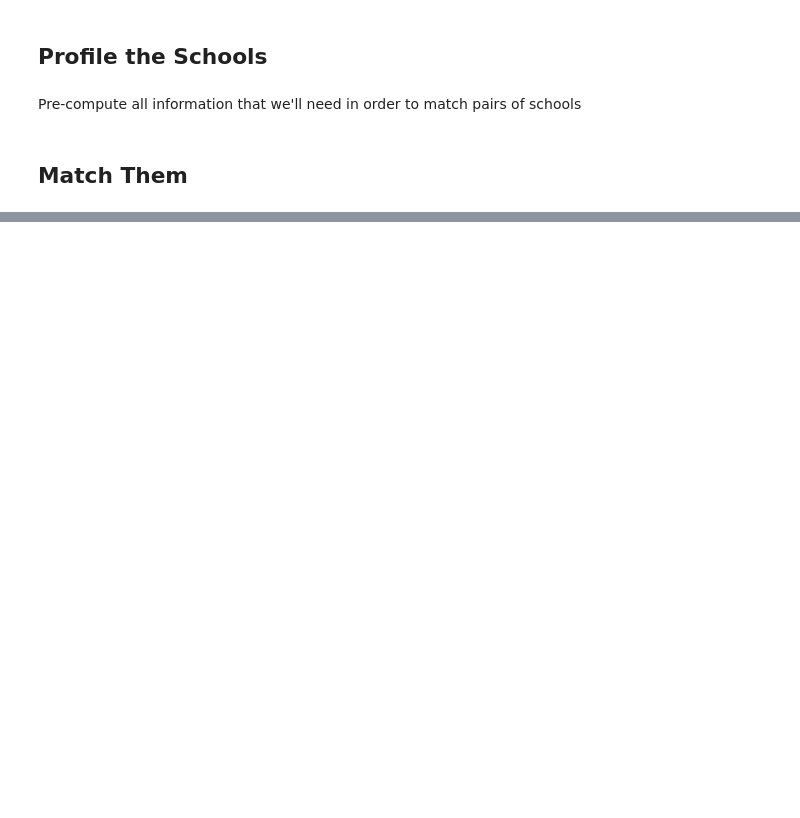
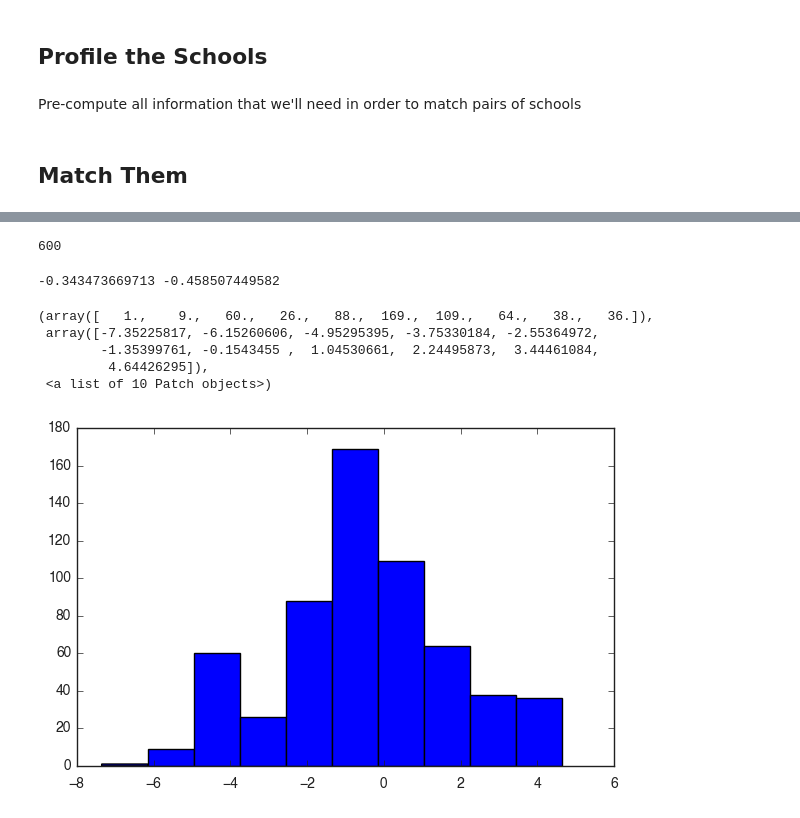
Before and after one commit to dimecon/faculty_hiring, a Jupyter notebook: notebooks-productivity/Matched Pairs - Public or Private Status.ipynb, the cells around one changed output, grey strips where cells are left out. Cells and saved outputs as stored; diff of their text form; code cells hidden in the pictures; blank space fills up the shorter version.

```diff
--- a/notebooks-productivity/Matched Pairs - Public or Private Status.ipynb
+++ b/notebooks-productivity/Matched Pairs - Public or Private Status.ipynb
@@ -31,7 +32,7 @@ load.load_all_publications(asst_faculty, dblp_dir)
 Pre-compute all information that we'll need in order to match pairs of schools
 # %%
 # Number of publications for all current assistant faculty of a university. Adjusted for inflation
-def publication_data(function = np.average, five_years_post_hire=False):
+def publication_data(function = np.average, limit_by_years_post_hire=False, num_years=5):
     pubs_by_inst = {}
     prestige_map = {}
     for (name, inst_data) in inst.items():
@@ -41,19 +42,29 @@ def publication_data(function = np.average, five_years_post_hire=False):
         n_pubs = []
         for person in current_faculty:
             start = person.first_asst_job_year
-            end = person.first_asst_job_year + 5
+            if limit_by_years_post_hire:
+                end = np.min([2012, person.first_asst_job_year + num_years])
+            else:
+                end = 2012
+            career_length = end - start
+
             if person.__contains__('dblp_pubs'):
                 contribution = 0
                 for pub in person.dblp_pubs:
-                    if five_years_post_hire and pub['year'] > end:
-                        continue
-                    if 'year' in pub and pub['year'] >= start and pub['year'] < 2012 and pub['pub_type'] in ['inproceedings', 'article']:
+                    if 'year' in pub \
+                      and pub['year'] >= start \
+                      and pub['year'] < end \
+                      and pub['pub_type'] in ['inproceedings', 'article']:
                         contribution += inflation_adjust(pub['year'])
-                n_pubs.append(contribution)
+                pubs_per_year = contribution / career_length
+                n_pubs.append(pubs_per_year)
 
-        pubs_by_inst[name] = {"total_pubs_by_author": function(n_pubs), "status": inst_data['private'], "rank": inst_data['pi']}
+        pubs_by_inst[name] = {"total_pubs_by_author": function(n_pubs),
+                              "status": inst_data['private'],
+                              "rank": inst_data['pi'],
+                              "dept_size": len(n_pubs)}
         prestige_map[inst_data['pi']] = name
 
     return (pubs_by_inst, prestige_map)
 
-pubs_by_inst, prestige_map = publication_data(five_years_post_hire=True)
+pubs_by_inst, prestige_map = publication_data(function=np.mean, limit_by_years_post_hire=False)
@@ -70,3 +73,13 @@ private = [(name, data) for (name, data) in pubs_by_inst.items() if data['status
+# %%
+public = []
+private = []
+
+for place in pubs_by_inst:
+    if pubs_by_inst[place]['rank'] >= 0 and place not in ignore:
+        if pubs_by_inst[place]['status'] == 0:
+            public.append((place, pubs_by_inst[place]))
+        else:
+            private.append((place, pubs_by_inst[place]))
 # %%
 print("There are %d public schools and %d private schools (%d total)." % (len(public), len(private), len(public)+len(private)))
 # %% [output]
@@ -110,7 +123,7 @@ def get_matched_pairs(public, private, skip=0.0):
     return pairs, scores
 # %%
 np.random.shuffle(private)
-pairs, scores = get_matched_pairs(public, private, skip=0.9)
+pairs, scores = get_matched_pairs(public, private, skip=0.7)
 for i, (p1, p2) in enumerate(pairs):
     print '%s (%s)\t<-->\t%s (%s)\tScore: %f' % (p1, "Private", p2, "Public", scores[i])
 print "Total number of matches made: %d" % (len(pairs))
@@ -128,11 +152,11 @@ advantages = []
 diffs = []
 rank_diffs = []
 
-for time in xrange(300):
+for time in xrange(100):
     # Shuffle the private schools so we aren't always making the same matches
     np.random.shuffle(private)
 
-    pairs,_ = get_matched_pairs(public, private, skip=0.7)
+    pairs,_ = get_matched_pairs(public, private, skip=0.9)
     for p1, p2 in pairs:
         # Who published more? Was this a private university?
         assert inst[p1]['private'] == 1
@@ -153,4 +177,5 @@ for time in xrange(300):
         total_trials += 1
 
 print sp.stats.binom_test(num_positive, total_trials, .5, alternative='two-sided')
+print sp.stats.ttest_1samp(diffs, popmean=0)
 # %% [output]
@@ -193,0 +188,17 @@ plt.show()
+# %%
+total_trials
+# %% [output]
+600
+# %%
+print np.median(diffs), np.mean(diffs)
+# %% [output]
+-0.343473669713 -0.458507449582
+# %%
+plt.hist(diffs)
+# %% [output]
+(array([   1.,    9.,   60.,   26.,   88.,  169.,  109.,   64.,   38.,   36.]),
+ array([-7.35225817, -6.15260606, -4.95295395, -3.75330184, -2.55364972,
+        -1.35399761, -0.1543455 ,  1.04530661,  2.24495873,  3.44461084,
+         4.64426295]),
+ <a list of 10 Patch objects>)
+[figure, added]
```
Also changed, not shown: parts of 21 cells of this notebook, 2 other files.
